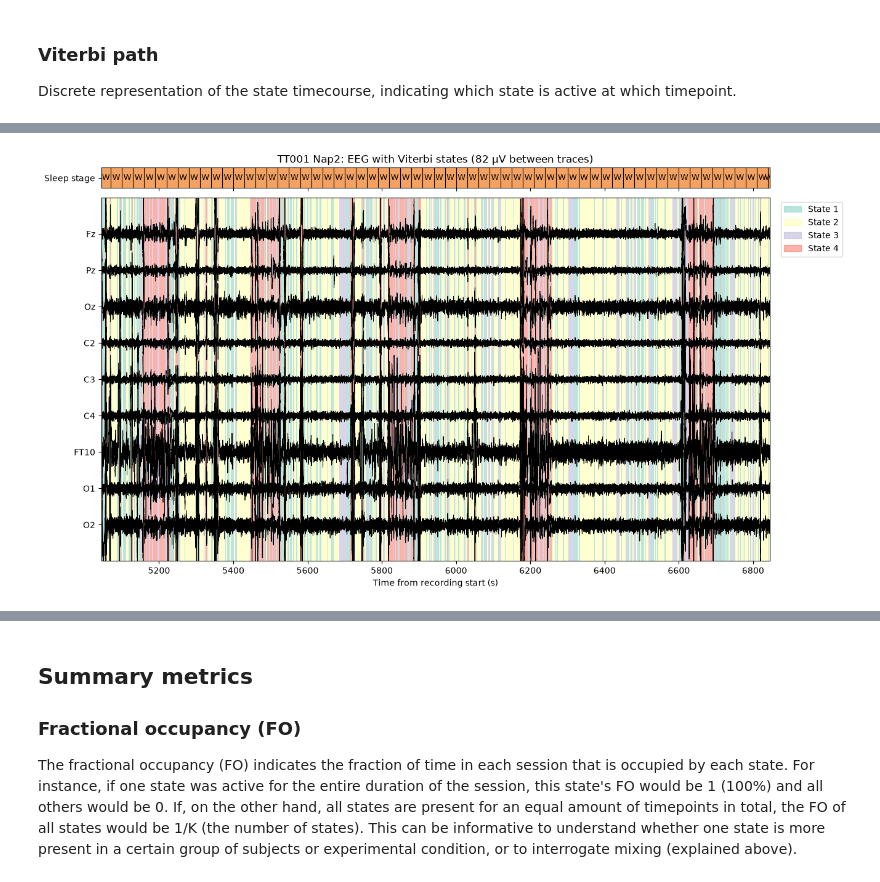
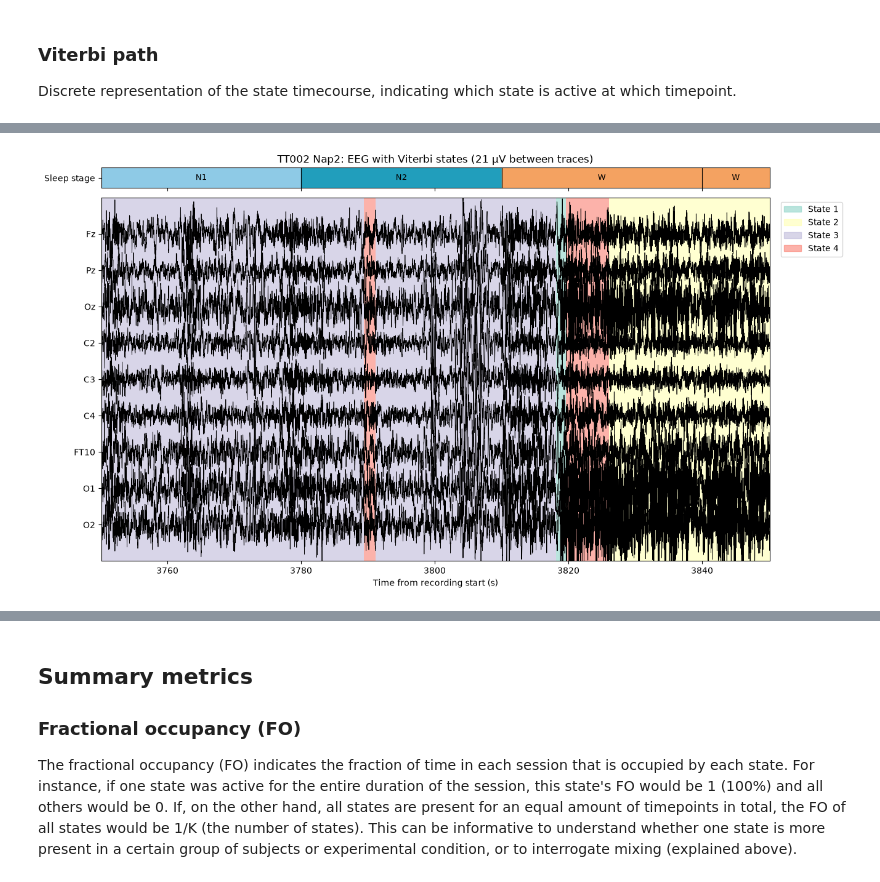
Before and after one commit to EvaFrossard/Penguin_Detection, a Jupyter notebook: GLHMM/ghmm_full_EEG.ipynb, the cells around one changed output, grey strips where cells are left out. Drawn from its saved outputs; the diff is of its cells as text; code cells hidden in the pictures.

```diff
--- a/GLHMM/ghmm_full_EEG.ipynb
+++ b/GLHMM/ghmm_full_EEG.ipynb
@@ -11,15 +11,15 @@ from pathlib import Path
 from scipy import signal
 from scipy.ndimage import uniform_filter1d
 # %%
-N_STATES = 4 # Number of hidden states in the GLHMM
+N_STATES = 9 # Number of hidden states in the GLHMM
 NAP_DURATION_MIN = 30 # Keep the first N minutes of each subject's Nap2 (start taken from the task events)
 COVTYPE = 'sharedfull' # 'full' or 'diag' or 'sharedfull'
 PREPROC = True
 SLEEP_STAGES = True # Train on slow band-power envelopes (sleep-stage-like states) instead of the raw EEG signal
 VERBOSE = False
+SHOW_BAD_SPANS = True  # show the spans annotated as bad under the hidden states (sleep stage plot)
 
 
-MIN_SEGMENT_S = 30  # clean stretches between two bad spans shorter than this are dropped
 GAMM_DIR = Path('C:/Users/eva/Documents/Master/ICM/Ilo/GAMM')
 out_dir = Path('C:/Users/eva/Documents/Master/ICM/Ilo/GLHMM/outputs')
 
@@ -36,7 +36,7 @@ Each `EEG/<subject>_preproc_raw.fif` is one continuous ~3h recording, already pr
 # %%
 data_dir = Path('C:/Users/eva/Documents/Master/ICM/Ilo/EEG')
 
-fif_files = sorted(data_dir.glob('*_preproc_raw.fif'))
+fif_files = sorted(data_dir.glob('*_preprocessed.fif'))
 if VERBOSE: print(f"Found {len(fif_files)} files: {[f.name for f in fif_files]}")
 assert fif_files, f'no preprocessed file in {data_dir}: run preprocessing.ipynb (or helpers/preprocessing.py) first'
 # %%
@@ -216,11 +232,12 @@ Model saved to: C:\Users\eva\Documents\Master\ICM\Ilo\GLHMM\outputs\30min_Nap2_4
 # %%
-# # Load the trained GLHMM model
-# import pickle
-# out_dir = Path('C:/Users/eva/Documents/Master/ICM/Ilo/GLHMM/outputs')
-# model_path = out_dir / f'{NAP_DURATION_MIN}min_Nap2_{N_STATES}states_{COVTYPE}_{MODEL_TAG}.pkl'
+# Load the trained GLHMM model
+N_STATES = 4 # Number of hidden states in the GLHMM
+import pickle
+out_dir = Path('C:/Users/eva/Documents/Master/ICM/Ilo/GLHMM/outputs')
+model_path = out_dir / f'{NAP_DURATION_MIN}min_Nap2_{N_STATES}states_{COVTYPE}_{MODEL_TAG}.pkl'
 
-# with open(model_path, 'rb') as file:
-#     hmm = pickle.load(file)
+with open(model_path, 'rb') as file:
+    hmm = pickle.load(file)
 # %% [markdown]
 # Inspect model
 ## State means
@@ -316,9 +333,9 @@ graphics.plot_vpath(vpath[indices_prep[num_subject,0]:indices_prep[num_subject,1
 # EEG traces of one session with the Viterbi states as background overlay and the sleep scoring on top
 from matplotlib.colors import ListedColormap
 
-SUBJECT = 'TT001'
+SUBJECT = 'TT002'
 PLOT_CHANNELS = ['Fz', 'Cz', 'Pz', 'Oz', 'C2', 'C3', 'C4', 'FT10', 'O1', 'O2']  # missing ones are skipped
-START_S, DUR_S = 0, 1800  # window to plot, in seconds from the Nap2 start
+START_S, DUR_S = 700, 100  # window to plot, in seconds from the Nap2 start
 STAGE_COLORS = {'W': '#f4a261', '1': '#8ecae6', '2': '#219ebc', '3': '#126782'}
 
 s = sessions_meta.index[sessions_meta.subject == SUBJECT][0]
@@ -336,31 +353,31 @@ fig, (ax_hyp, ax) = plt.subplots(2, 1, sharex=True, figsize=(14, 0.7 * len(chans
                                  gridspec_kw={'height_ratios': [1, 2 * len(chans)], 'hspace': 0.05})
 
 # Sleep scoring: one bar per 30-s epoch, grey where the epoch is not in the hypnogram
 stages = sleep_stages.get(SUBJECT, {})
 for ep in range(int(t[0] // EPOCH_S), int(t[-1] // EPOCH_S) + 1):
     stage = stages.get(ep)
     x0, x1 = max(ep * EPOCH_S, t[0]), min((ep + 1) * EPOCH_S, t[-1])
     ax_hyp.axvspan(x0, x1, color=STAGE_COLORS.get(stage, '0.85'))
     ax_hyp.text((x0 + x1) / 2, 0.5, {'1': 'N1', '2': 'N2', '3': 'N3'}.get(stage, stage or '?'),
                 ha='center', va='center', fontsize=9, clip_on=True)
     ax_hyp.axvline(ep * EPOCH_S, color='k', lw=0.8)
 ax_hyp.set_yticks([0.5], ['Sleep stage'])
 ax_hyp.set_ylim(0, 1)
 ax_hyp.set_title(f'{SUBJECT} Nap2: EEG with Viterbi states ({spacing:.0f} µV between traces)')
 
 ax.imshow(states[None, :], aspect='auto', interpolation='nearest', alpha=0.6,
           cmap=ListedColormap(colors), vmin=-0.5, vmax=K - 0.5,
           extent=[t[0], t[-1], -spacing, spacing * len(chans)])
 for i, c in enumerate(chans):
     offset = spacing * (len(chans) - 1 - i)
     x = eeg[:, ch_names.index(c)]
     ax.plot(t, x - x.mean() + offset, color='k', lw=0.6)
 ax.set_yticks([spacing * (len(chans) - 1 - i) for i in range(len(chans))], chans)
 ax.set_ylim(-spacing, spacing * len(chans))
 ax.set_xlim(t[0], t[-1])
 ax.set_xlabel('Time from recording start (s)')
 ax.legend(handles=[plt.Rectangle((0, 0), 1, 1, color=c, alpha=0.6) for c in colors],
           labels=[f'State {k + 1}' for k in range(K)], bbox_to_anchor=(1.01, 1), loc='upper left')
 plt.show()
 # %% [output]
-[figure, old version]
+[figure, new version]
```
Also changed, not shown: parts of 13 cells of this notebook.
